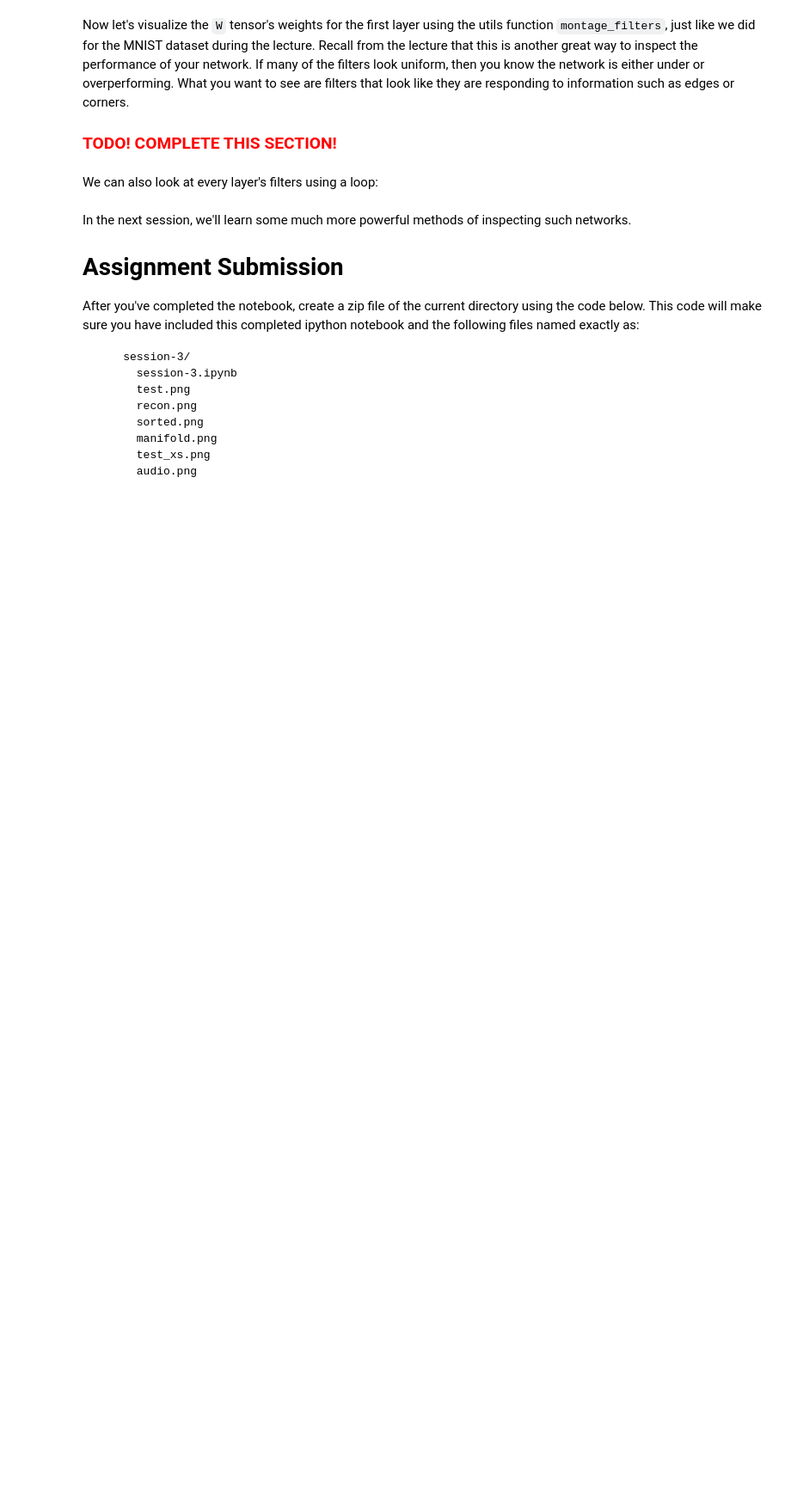
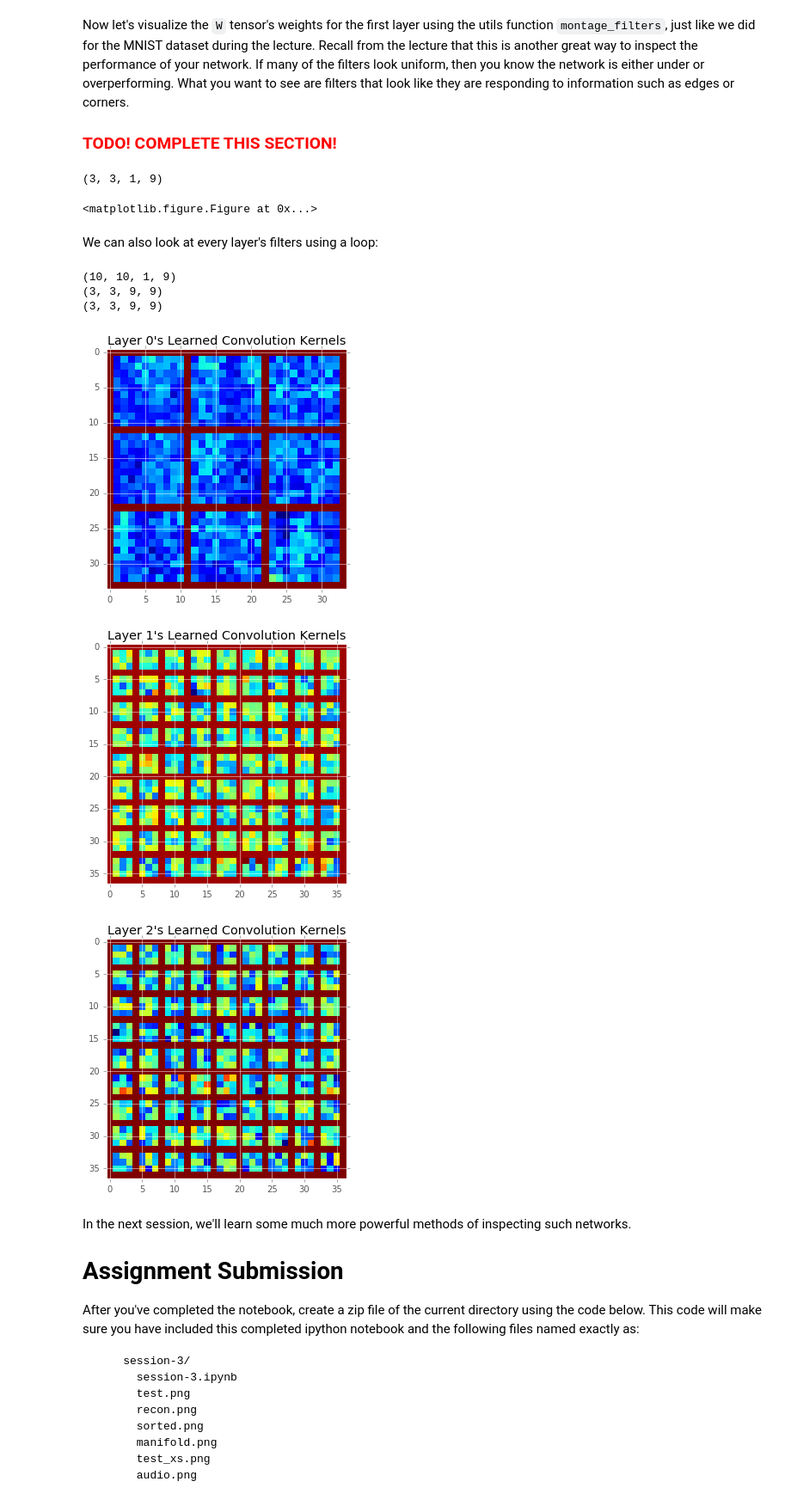
Before and after one commit to m2march/CADL, a Jupyter notebook: session-3/session-3.ipynb, the cells around one changed output. Shown at 86% size. Cells and saved outputs as stored; diff of their text form; code cells hidden in the pictures; blank space fills up the shorter version.

```diff
--- a/session-3/session-3.ipynb
+++ b/session-3/session-3.ipynb
@@ -1012,11 +1038,12 @@ We'll now connect our last convolutional layer to a fully connected layer of 100
 <h3><font color='red'>TODO! COMPLETE THIS SECTION!</font></h3>
 # %%
 # Connect the last convolutional layer to a fully connected network (TODO)!
-fc, W = utils.linear(H, ...
+fc, W = utils.linear(H, 100, 'hidden/0', tf.nn.sigmoid)
+#fc, W = utils.linear(fc, 50, 'hidden/1', tf.nn.sigmoid)
 
 # And another fully connceted network, now with just 2 outputs, the number of outputs that our
 # one hot encoding has (TODO)!
-Y_pred, W = utils.linear(fc, ...
+Y_pred, W = utils.linear(fc, 2, 'output', tf.nn.softmax)
 # %% [markdown]
 We'll now create our cost.  Unlike the MNIST network, we're going to use a binary cross entropy as we only have 2 possible classes.  You can use the `utils.binary_cross_entropy` function to help you with this.  Remember, the final cost measure the average loss of your batches.
 # %%
@@ -1027,17 +1054,17 @@ Just like in MNIST, we'll now also create a measure of accuracy by finding the p
 
 <h3><font color='red'>TODO! COMPLETE THIS SECTION!</font></h3>
 # %%
-predicted_y = tf.argmax(...
-actual_y = tf.argmax(...
-correct_prediction = tf.equal(...
-accuracy = tf.reduce_mean(...
+predicted_y = tf.argmax(Y_pred, 1)
+actual_y = tf.argmax(Y, 1)
+correct_prediction = tf.equal(actual_y, predicted_y)
+accuracy = tf.reduce_mean(tf.cast(correct_prediction, 'float'))
 # %% [markdown]
 We'll now create an optimizer and train our network:
 
 <h3><font color='red'>TODO! COMPLETE THIS SECTION!</font></h3>
 # %%
-learning_rate = ...
-optimizer = tf.train.AdamOptimizer(...
+learning_rate = 0.001
+optimizer = tf.train.AdamOptimizer(learning_rate).minimize(cost)
 # %% [markdown]
 Now we're ready to train.  This is a pretty simple dataset for a deep convolutional network. As a result, I've included code which demonstrates how to monitor validation performance.  A validation set is data that the network has never seen, and is not used for optimizing the weights of the network.  We use validation to better understand how well the performance of a network "generalizes" to unseen data.
 
@@ -1096,22 +1159,34 @@ Now let's visualize the `W` tensor's weights for the first layer using the utils
 <h3><font color='red'>TODO! COMPLETE THIS SECTION!</font></h3>
 # %%
 g = tf.get_default_graph()
-W = ...
+W = sess.run(g.get_tensor_by_name("0/W:0"))
 
+print(W.shape)
 assert(W.dtype == np.float32)
-m = montage_filters(W)
+m = utils.montage_filters(W)
 plt.figure(figsize=(5, 5))
-plt.imshow(m)
-plt.imsave(arr=m, fname='audio.png')
+plt.imshow?
+#plt.imsave(arr=m, fname='audio.png')
+# %% [output]
+(3, 3, 1, 9)
+<matplotlib.figure.Figure at 0x...>
 # %% [markdown]
 We can also look at every layer's filters using a loop:
 # %%
 g = tf.get_default_graph()
 for layer_i in range(len(n_filters)):
     W = sess.run(g.get_tensor_by_name('{}/W:0'.format(layer_i)))
+    print(W.shape)
     plt.figure(figsize=(5, 5))
-    plt.imshow(montage_filters(W))
+    plt.imshow(utils.montage_filters(W), interpolation='none')
     plt.title('Layer {}\'s Learned Convolution Kernels'.format(layer_i))
+# %% [output]
+(10, 10, 1, 9)
+(3, 3, 9, 9)
+(3, 3, 9, 9)
+[figure, added]
+[figure, added]
+[figure, added]
 # %% [markdown]
 In the next session, we'll learn some much more powerful methods of inspecting such networks.
 
```
Also changed, not shown: parts of 19 cells of this notebook, 2 other files.
